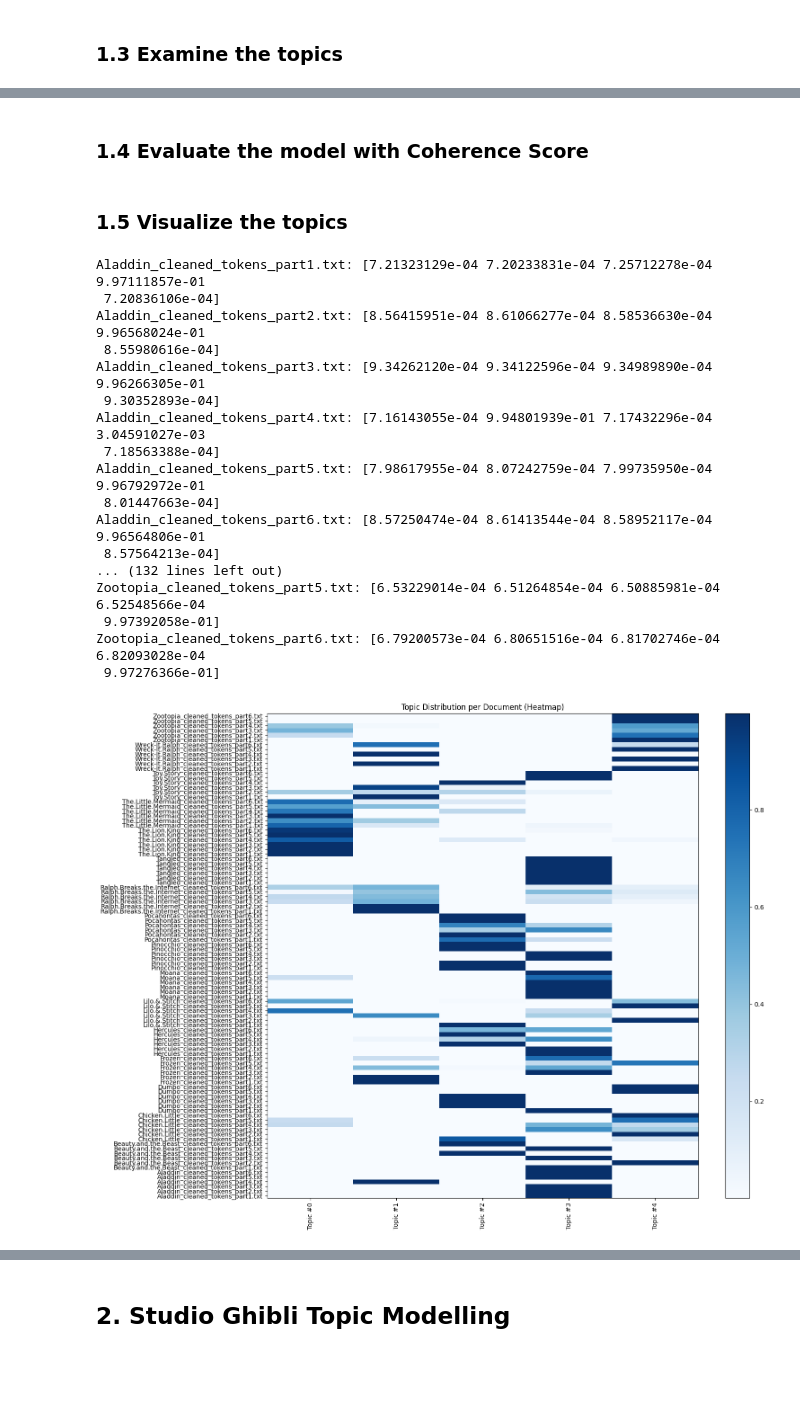
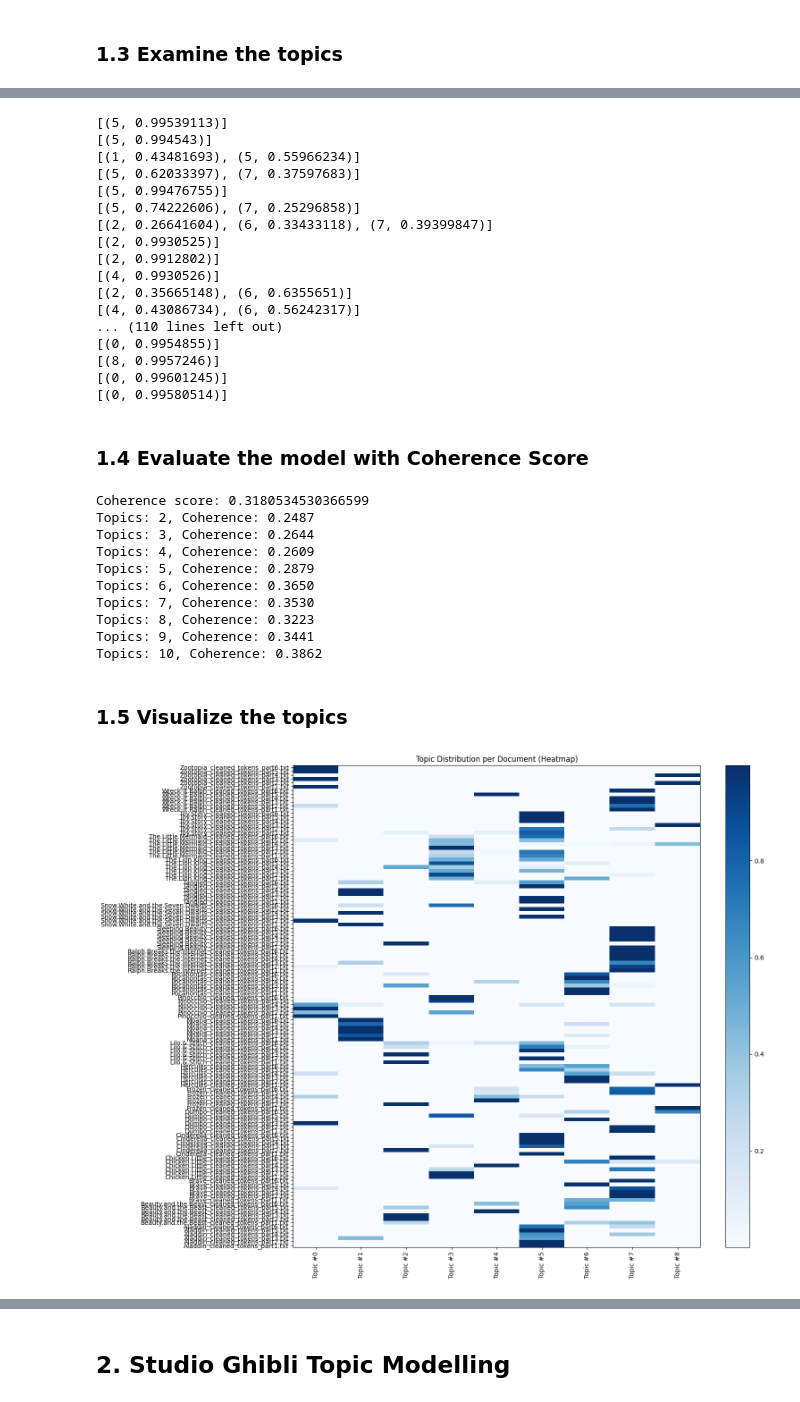
Before and after one commit to anasistac/final_project, a Jupyter notebook: Topic_Modelling/LDA_Topic_Modelling.ipynb, the cells around one changed output, grey strips where cells are left out. Saved outputs shown, nothing was run; the diff lists cells and outputs as text; code cells hidden in the pictures; blank space fills up the shorter version.

Commit message:
Improved Visualization LDA doc, removed unneccesary documents from repository

```diff
--- a/Topic_Modelling/LDA_Topic_Modelling.ipynb
+++ b/Topic_Modelling/LDA_Topic_Modelling.ipynb
@@ -218,7 +203,7 @@ for words in disney_raw_documents:
         else:
             lemma = lemmatizer.lemmatize(word)
         lemma = lemma.lower()
-        if disney_filter_token(lemma) and tag in {"NOUN", "ADJ"} and len(lemma) > 2:
+        if disney_filter_token(lemma) and tag in {"NOUN"} and len(lemma) > 2:
             disney_lemmatized_doc.append(lemma)
     disney_movie_docs.append(disney_lemmatized_doc)
 
@@ -242,7 +227,13 @@ Number of unique tokens: 2744
 # %% [markdown]
 ### 1.2 Apply the LDA model
 # %%
-disney_movie_ldamodel = models.ldamodel.LdaModel(disney_movie_bow_corpus, num_topics=5, id2word = disney_movie_dictionary, passes = 40)
+disney_movie_ldamodel = models.ldamodel.LdaModel(
+    disney_movie_bow_corpus,
+    num_topics=9,
+    id2word=disney_movie_dictionary,
+    passes=40,
+    random_state=42
+)
 # %% [markdown]
 ### 1.3 Examine the topics
 # %%
@@ -255,3 +263,25 @@ for doc_topics in disney_movie_ldamodel.get_document_topics(disney_movie_bow_cor
+# %%
+# Topic distribution for each document
+for doc_topics in disney_movie_ldamodel.get_document_topics(disney_movie_bow_corpus):
+    print(doc_topics)
+# %% [output]
+[(5, 0.99539113)]
+[(5, 0.994543)]
+[(1, 0.43481693), (5, 0.55966234)]
+[(5, 0.62033397), (7, 0.37597683)]
+[(5, 0.99476755)]
+[(5, 0.74222606), (7, 0.25296858)]
+[(2, 0.26641604), (6, 0.33433118), (7, 0.39399847)]
+[(2, 0.9930525)]
+[(2, 0.9912802)]
+[(4, 0.9930526)]
+[(2, 0.35665148), (6, 0.6355651)]
+[(4, 0.43086734), (6, 0.56242317)]
+... (110 lines left out)
+[(0, 0.9954855)]
+[(8, 0.9957246)]
+[(0, 0.99601245)]
+[(0, 0.99580514)]
 # %% [markdown]
 ### 1.4 Evaluate the model with Coherence Score
 # %%
@@ -262,51 +292,51 @@ disney_coherence_model_lda = CoherenceModel(
     dictionary=disney_movie_dictionary,
     coherence='c_v'
 )
+
+print('\nCoherence score:', disney_coherence_model_lda.get_coherence())
+
+# Compute coherence score for different number of topics
+for k in range(2, 11):
+    model = LdaModel(disney_movie_bow_corpus, num_topics=k, id2word=disney_movie_dictionary, passes=40, random_state=42 )
+    coherence = CoherenceModel(model=model, texts=disney_movie_docs, dictionary=disney_movie_dictionary, coherence='c_v').get_coherence()
+    print(f"Topics: {k}, Coherence: {coherence:.4f}")
+# %% [output]
+Coherence score: 0.3180534530366599
+Topics: 2, Coherence: 0.2487
+Topics: 3, Coherence: 0.2644
+Topics: 4, Coherence: 0.2609
+Topics: 5, Coherence: 0.2879
+Topics: 6, Coherence: 0.3650
+Topics: 7, Coherence: 0.3530
+Topics: 8, Coherence: 0.3223
+Topics: 9, Coherence: 0.3441
+Topics: 10, Coherence: 0.3862
 # %% [markdown]
 ### 1.5 Visualize the topics
 # %%
 # Create a document-topic matrix: rows = documents, columns = topics
 disney_doc2topics = np.zeros((len(disney_movie_docs), disney_movie_ldamodel.num_topics))
 
 # Fill in topic probabilities for each document
 for di, doc_topics in enumerate(disney_movie_ldamodel.get_document_topics(disney_movie_bow_corpus, minimum_probability=0)):
     for ti, v in doc_topics:
         disney_doc2topics[di, ti] = v
 
-for i, doc_name in enumerate(disney_document_names):
-    print(f"{doc_name}: {disney_doc2topics[i]}")
 
 # Heatmap
 disney_docs_id = disney_document_names
 disney_num_topics = disney_movie_ldamodel.num_topics
 
 fig = plt.figure(figsize=(16, 12))
 plt.pcolor(disney_doc2topics, cmap='Blues')
 plt.yticks(np.arange(disney_doc2topics.shape[0]) + 0.5, disney_docs_id, fontsize=10)
 plt.xticks(np.arange(disney_num_topics) + 0.5, [f"Topic #{n}" for n in range(disney_num_topics)], rotation=90)
 plt.colorbar()
 plt.title("Topic Distribution per Document (Heatmap)")
 plt.tight_layout()
 plt.show()
 # %% [output]
-Aladdin_cleaned_tokens_part1.txt: [7.21323129e-04 7.20233831e-04 7.25712278e-04 9.97111857e-01
- 7.20836106e-04]
-Aladdin_cleaned_tokens_part2.txt: [8.56415951e-04 8.61066277e-04 8.58536630e-04 9.96568024e-01
- 8.55980616e-04]
-Aladdin_cleaned_tokens_part3.txt: [9.34262120e-04 9.34122596e-04 9.34989890e-04 9.96266305e-01
- 9.30352893e-04]
-Aladdin_cleaned_tokens_part4.txt: [7.16143055e-04 9.94801939e-01 7.17432296e-04 3.04591027e-03
- 7.18563388e-04]
-Aladdin_cleaned_tokens_part5.txt: [7.98617955e-04 8.07242759e-04 7.99735950e-04 9.96792972e-01
- 8.01447663e-04]
-Aladdin_cleaned_tokens_part6.txt: [8.57250474e-04 8.61413544e-04 8.58952117e-04 9.96564806e-01
- 8.57564213e-04]
-... (132 lines left out)
-Zootopia_cleaned_tokens_part5.txt: [6.53229014e-04 6.51264854e-04 6.50885981e-04 6.52548566e-04
- 9.97392058e-01]
-Zootopia_cleaned_tokens_part6.txt: [6.79200573e-04 6.80651516e-04 6.81702746e-04 6.82093028e-04
- 9.97276366e-01]
-[figure, old version]
+[figure, new version]
 # %%
 # Plot top words per topic
 
```
Also changed, not shown: parts of 18 cells of this notebook, 52 other files.
